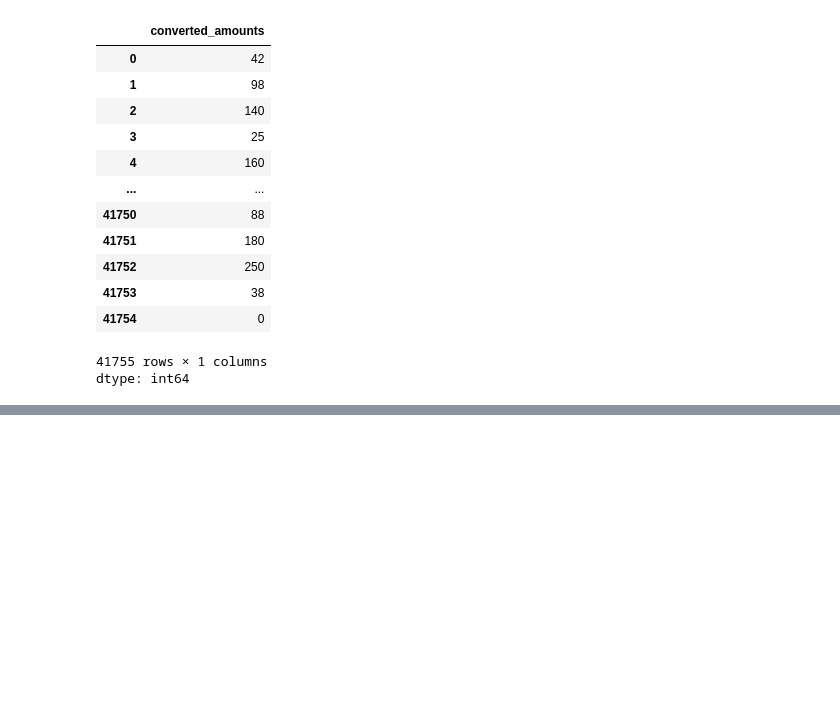
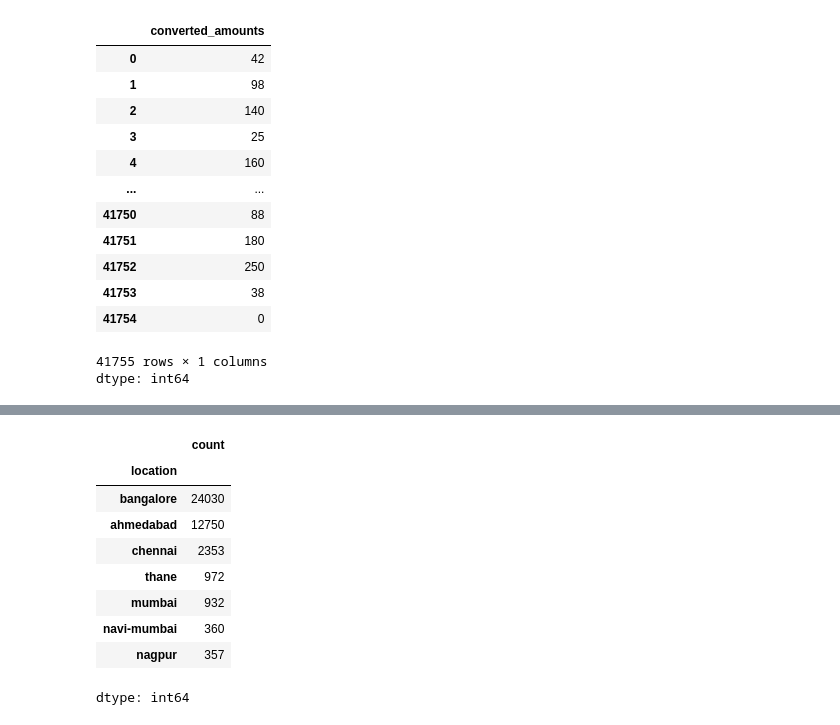
Before and after one commit to Trusha216/AI-ML-internship, a Jupyter notebook: house_prices.ipynb, the cells around one changed output, grey strips where cells are left out. Cells and saved outputs as stored; diff of their text form; code cells hidden in the pictures; blank space fills up the shorter version.

```diff
--- a/house_prices.ipynb
+++ b/house_prices.ipynb
@@ -830,0 +911,13 @@ dtype: int64
+# %%
+data['location'].value_counts()
+# %% [output]
+|  | count |
+| location |  |
+| bangalore | 24030 |
+| ahmedabad | 12750 |
+| chennai | 2353 |
+| thane | 972 |
+| mumbai | 932 |
+| navi-mumbai | 360 |
+| nagpur | 357 |
+dtype: int64
```
Also changed, not shown: parts of 12 cells of this notebook.
